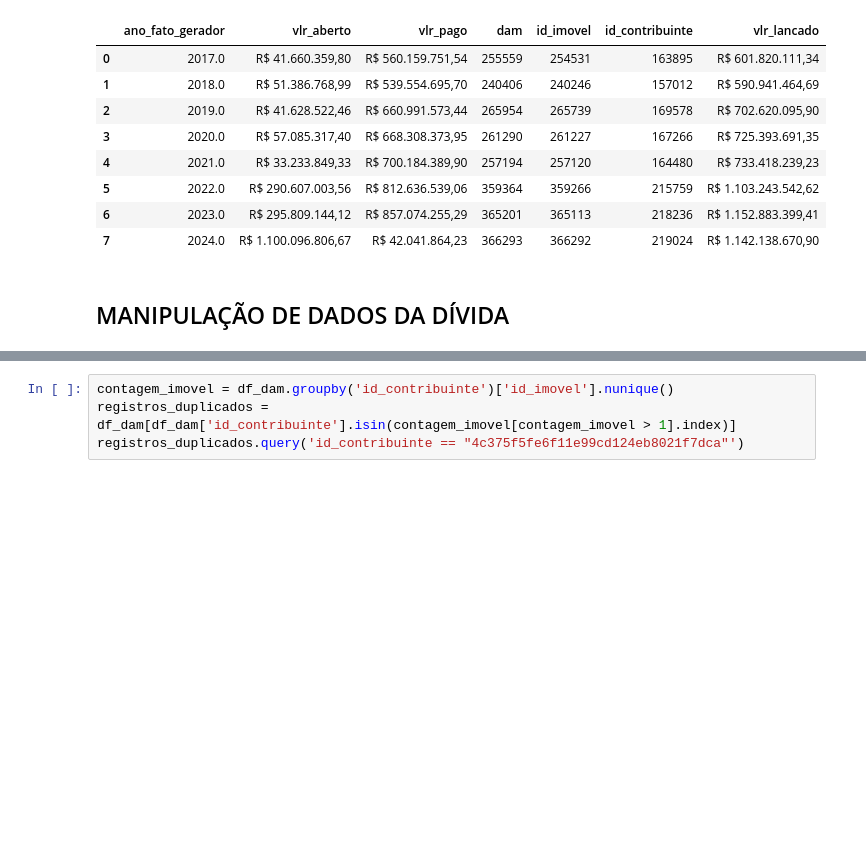
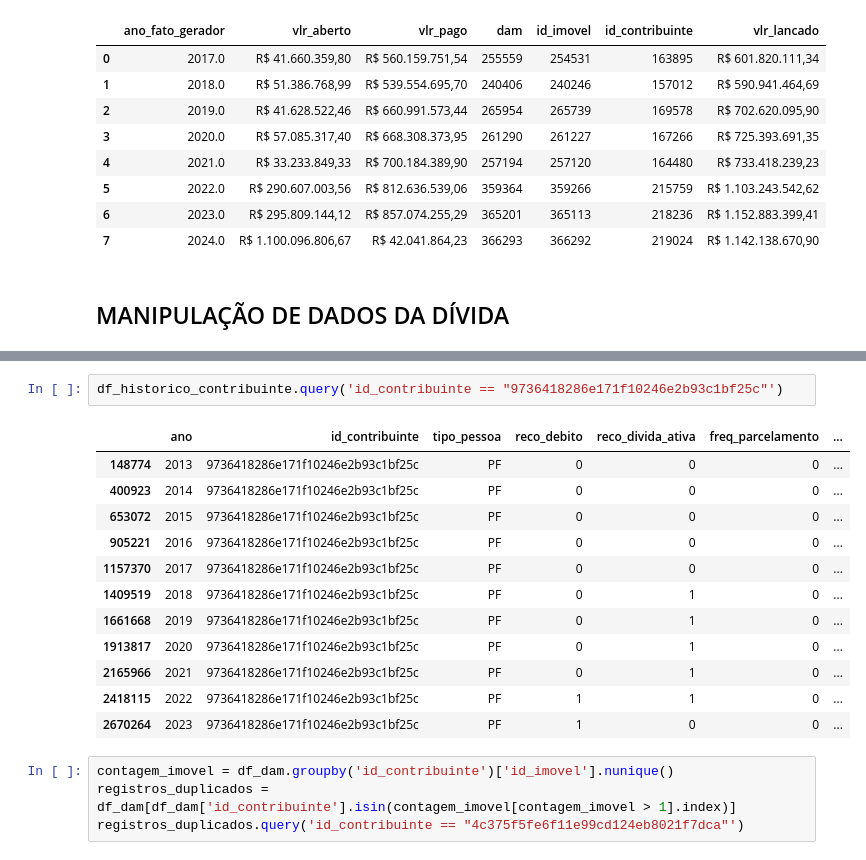
Before and after one commit to LanCarv/divida_ativa, a Jupyter notebook: regressao_iptu_debito.ipynb, the cells around one changed output, grey strips where cells are left out. Saved outputs shown, nothing was run; the diff lists cells and outputs as text; blank space fills up the shorter version.

```diff
--- a/regressao_iptu_debito.ipynb
+++ b/regressao_iptu_debito.ipynb
@@ -66,3 +143,18 @@ df_dam.head()
+# %%
+df_historico_contribuinte.query('id_contribuinte == "9736418286e171f10246e2b93c1bf25c"')
+# %% [output]
+|  | ano | id_contribuinte | tipo_pessoa | reco_debito | reco_divida_ativa | freq_parcelamento | ... |
+| 148774 | 2013 | 9736418286e171f10246e2b93c1bf25c | PF | 0 | 0 | 0 | ... |
+| 400923 | 2014 | 9736418286e171f10246e2b93c1bf25c | PF | 0 | 0 | 0 | ... |
+| 653072 | 2015 | 9736418286e171f10246e2b93c1bf25c | PF | 0 | 0 | 0 | ... |
+| 905221 | 2016 | 9736418286e171f10246e2b93c1bf25c | PF | 0 | 0 | 0 | ... |
+| 1157370 | 2017 | 9736418286e171f10246e2b93c1bf25c | PF | 0 | 0 | 0 | ... |
+| 1409519 | 2018 | 9736418286e171f10246e2b93c1bf25c | PF | 0 | 1 | 0 | ... |
+| 1661668 | 2019 | 9736418286e171f10246e2b93c1bf25c | PF | 0 | 1 | 0 | ... |
+| 1913817 | 2020 | 9736418286e171f10246e2b93c1bf25c | PF | 0 | 1 | 0 | ... |
+| 2165966 | 2021 | 9736418286e171f10246e2b93c1bf25c | PF | 0 | 1 | 0 | ... |
+| 2418115 | 2022 | 9736418286e171f10246e2b93c1bf25c | PF | 1 | 1 | 0 | ... |
+| 2670264 | 2023 | 9736418286e171f10246e2b93c1bf25c | PF | 1 | 0 | 0 | ... |
 # %%
 contagem_imovel = df_dam.groupby('id_contribuinte')['id_imovel'].nunique()
 registros_duplicados = df_dam[df_dam['id_contribuinte'].isin(contagem_imovel[contagem_imovel > 1].index)]
```
Also changed, not shown: parts of 13 cells of this notebook.
